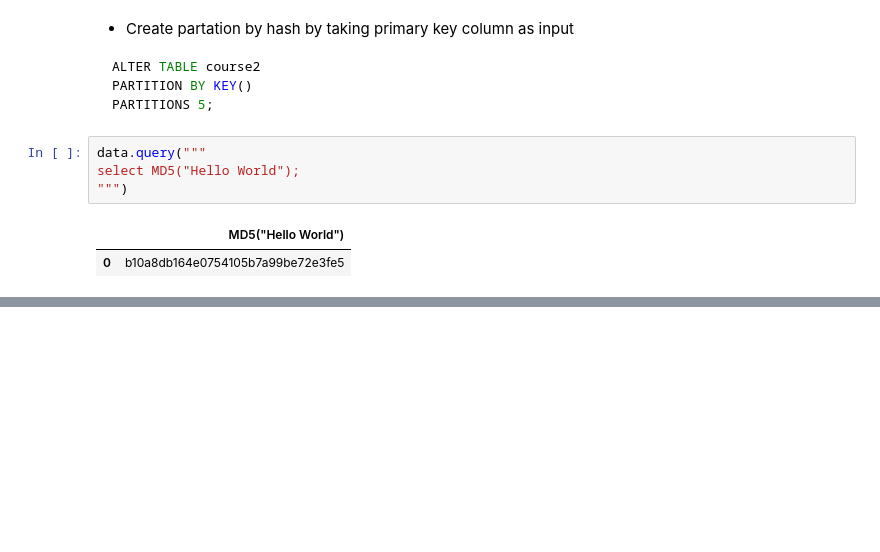
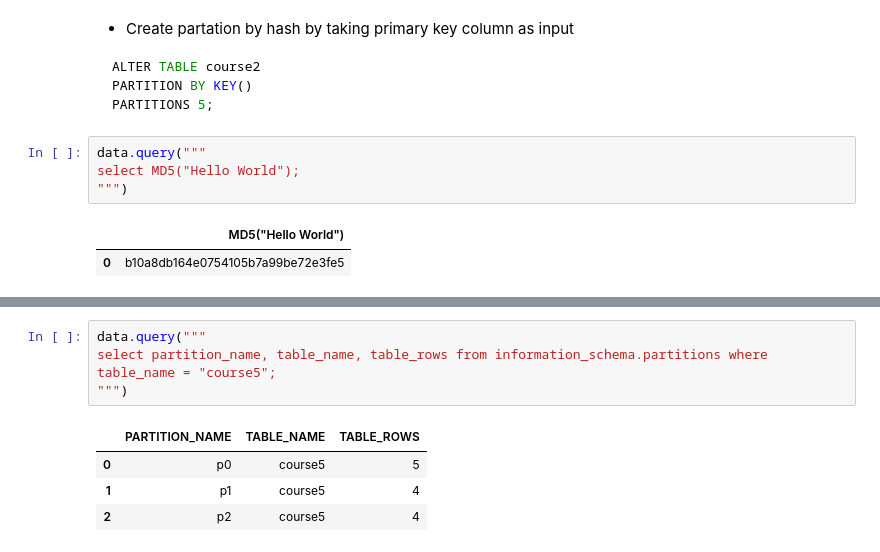
Before and after one commit to dev-hack95/SQL, a Jupyter notebook: SQL8.ipynb, the cells around one changed output, grey strips where cells are left out. Cells and saved outputs as stored; diff of their text form; blank space fills up the shorter version.

```diff
--- a/SQL8.ipynb
+++ b/SQL8.ipynb
@@ -555,0 +576,9 @@ partition by list columns(course_mentor) (
+# %%
+data.query("""
+select partition_name, table_name, table_rows from information_schema.partitions where table_name = "course5";
+""")
+# %% [output]
+|  | PARTITION_NAME | TABLE_NAME | TABLE_ROWS |
+| 0 | p0 | course5 | 5 |
+| 1 | p1 | course5 | 4 |
+| 2 | p2 | course5 | 4 |
```
Also changed, not shown: parts of 41 cells of this notebook.
